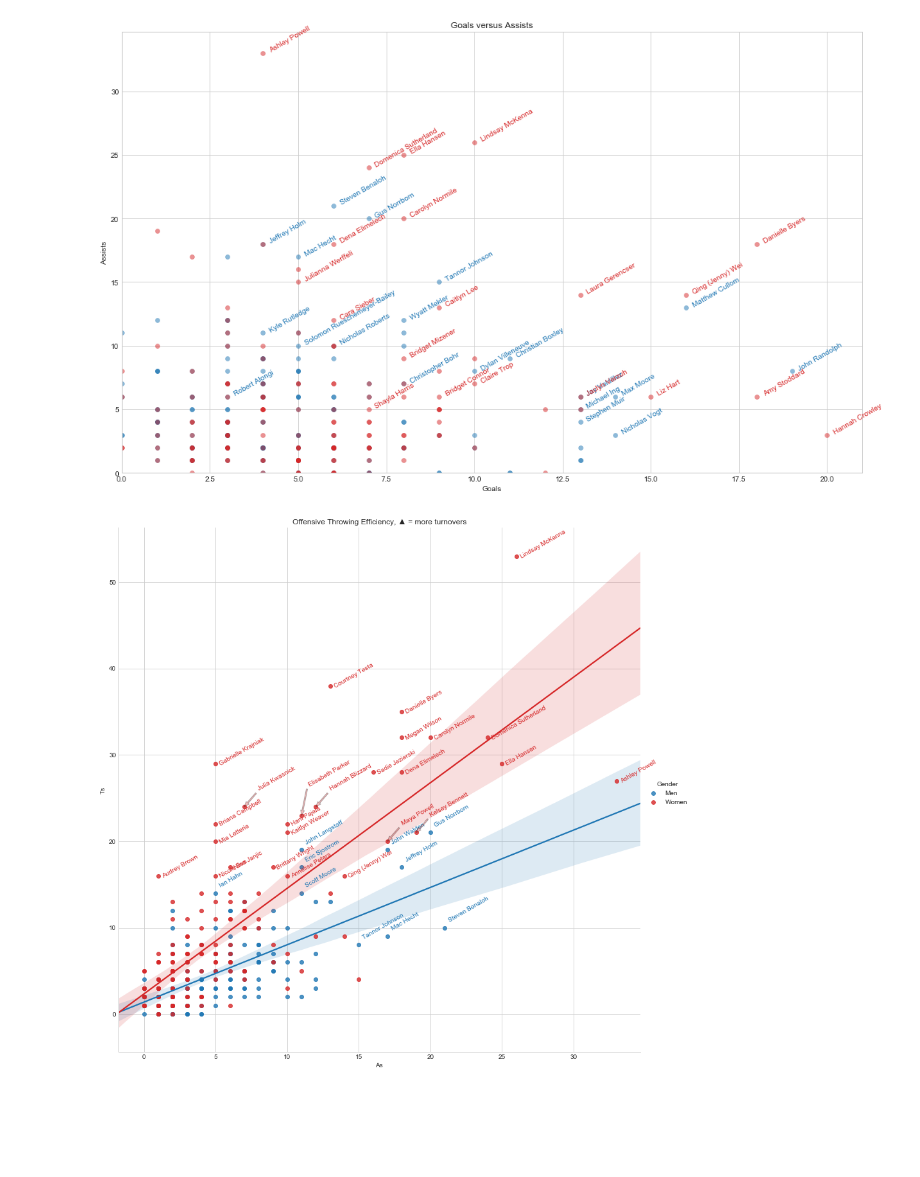
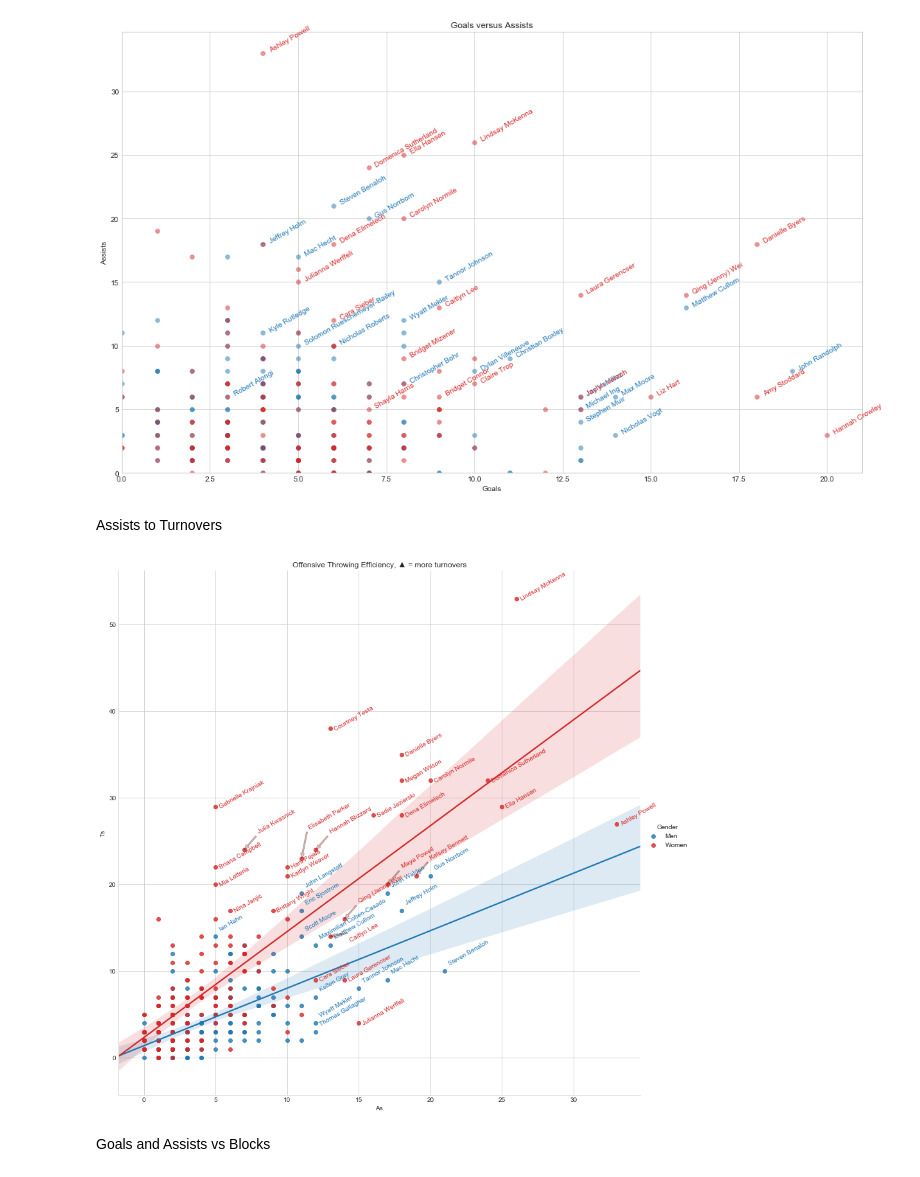
Before and after one commit to azjps/usau-py, a Jupyter notebook: notebooks/2018_D-I_College_Nationals_Fantasy_Stats_Day3.ipynb, the cells around one changed output. Drawn from its saved outputs; the diff is of its cells as text; code cells hidden in the pictures; blank space fills up the shorter version.

Commit message:
Add stats as of day 3

```diff
--- a/notebooks/2018_D-I_College_Nationals_Fantasy_Stats_Day3.ipynb
+++ b/notebooks/2018_D-I_College_Nationals_Fantasy_Stats_Day3.ipynb
@@ -31,7 +33,7 @@ import usau.markdown
 def top_n_stats(report, goal_weight=1.0, assist_weight=1.0, d_weight=1.0, turn_weight=-0.5,
                 sort_per_game=False, num_players=25, markdown=False):
     roster = report.rosters
-    roster["+/-"] = compute_plus_minus(roster,
+    roster["net"] = compute_plus_minus(roster,
                                        g_weight=goal_weight,
                                        a_weight=assist_weight,
                                        d_weight=d_weight,
@@ -48,7 +50,7 @@ def top_n_stats(report, goal_weight=1.0, assist_weight=1.0, d_weight=1.0, turn_w
     matches = matches.groupby("Team")[["Team Games Played", "Team Points Played",
                                        "Team Score", "Team Opp Score"]].sum()
     roster = roster.join(matches, on="Team")
-    roster["+/- per Game"] = roster["+/-"] / roster["Team Games Played"]
+    roster["net per Game"] = roster["net"] / roster["Team Games Played"]
     roster["#Games"] = roster["Team Games Played"]
 
     # if args.keep_teams:
@@ -57,15 +59,15 @@ def top_n_stats(report, goal_weight=1.0, assist_weight=1.0, d_weight=1.0, turn_w
     #   roster = roster.loc[~roster["Team"].isin(args.skip_teams)].copy()
 
     # Sort by +/-
-    sort_column = "+/- per Game" if sort_per_game else "+/-"
+    sort_column = "net per Game" if sort_per_game else "net"
     res = (roster.sort_values(sort_column, ascending=False)
                  .reset_index(drop=True)
                  .head(num_players)
                  [["Name", "Team",
                    "Goals", "Assists", "Ds", "Turns",
-                   "+/-", "+/- per Game", "#Games"]]
+                   "net", "net per Game", "#Games"]]
                  .rename(columns={"Goals": "Gs", "Assists": "As", "Turns": "Ts",
-                                  "+/- per Game": "+/-pg"})
+                                  "net per Game": "net/g"})
           )
     #     .style \
     #     .bar(subset=['Fantasy Score', 'Goals', 'Ds', '+/-'],
@@ -164,41 +170,49 @@ ax.set_ylim(0)
 m2018stats["Gender"] = "Men"
 w2018stats["Gender"] = "Women"
 stats2018 = pd.concat([m2018stats, w2018stats])
+# %% [markdown]
+Assists to Turnovers
 # %%
 # Plot As versus turns, labelling the top values of both genders
 # Using the top 500 players by fantasy (at least 2 scores/assists) to prune some of the null data
 g = sns.lmplot("As", "Ts", stats2018.head(500), hue="Gender",
                size=12, palette={"Men": sns_blue, "Women": sns_red})
 g.ax.set_title(u"Offensive Throwing Efficiency, ▲ = more turnovers")
-for _, row in m2018stats[(m2018stats.As > 13) |
+for _, row in m2018stats[(m2018stats.As > 11) |
                          (m2018stats.Ts > 13)].iterrows():
   adjustment = 0.3
   xy = (row["As"] + adjustment, row["Ts"] + 0.8)
   g.ax.annotate(row["Name"], xy=xy,
                 ha='left', va='center', rotation=30, wrap=True, color=sns_blue)
-for _, row in w2018stats[(w2018stats.As > 15) |
-                         (w2018stats.Ts > 15)].iterrows():
+for _, row in w2018stats[(w2018stats.As > 11) |
+                         (w2018stats.Ts > 16)].iterrows():
   adj = 0.3
   x = row["As"]
   y = row["Ts"]
   # Couple of special cases for people whose names are obscured
-  if row["Name"] in ("Julia Kwasnick", "Kelsey Bennett", "Maya Powell", "Hannah Blizzard"):
+  if row["Name"] in ("Julia Kwasnick", "Kelsey Bennett", "Maya Powell", "Hannah Blizzard", "Qing (Jenny) Wei"):
     g.ax.annotate(row["Name"], xy=(x, y), xytext=(x + 1.0, y + 2.0),
                   arrowprops=dict(facecolor=sns_red, headwidth=6, headlength=8, width=2.0, alpha=0.3),
                   ha='left', va='center', rotation=30, wrap=True, color=sns_red)
   elif row["Name"] in ("Elisabeth Parker",):
     g.ax.annotate(row["Name"], xy=(x, y), xytext=(x + 0.5, y + 3.5),
                   arrowprops=dict(facecolor=sns_red, headwidth=6, headlength=8, width=2.0, alpha=0.3),
                   ha='left', va='center', rotation=30, wrap=True, color=sns_red)
   elif row["Name"] in ("Stephanie Williams",):
     g.ax.annotate(row["Name"], xy=(x, y), xytext=(x + 1.4, y),
                   arrowprops=dict(facecolor=sns_red, headwidth=6, headlength=8, width=2.0, alpha=0.3),
                   ha='left', va='center', rotation=30, wrap=True, color=sns_red)
+  elif row["Name"] in ("Caitlyn Lee",):
+    g.ax.annotate(row["Name"], xy=(x, y), xytext=(x + 1.4, y - 0.5),
+                  arrowprops=dict(facecolor=sns_red, headwidth=6, headlength=8, width=2.0, alpha=0.3),
+                  ha='left', va='center', rotation=30, wrap=True, color=sns_red)
   else:
     g.ax.annotate(row["Name"], xy=(x + adj, y + adj - 0.4),
                   ha='left', va='center', rotation=30, wrap=True, color=sns_red)
 # %% [output]
-[figure, old version]
+[figure, new version]
+# %% [markdown]
+Goals and Assists vs Blocks
 # %%
 # Plot goals+assists versus Ds, labelling the top 20 performers of both genders
 fig, ax = plt.subplots(figsize=(18, 11))
```
Also changed, not shown: parts of 6 cells of this notebook, 9 other files.
